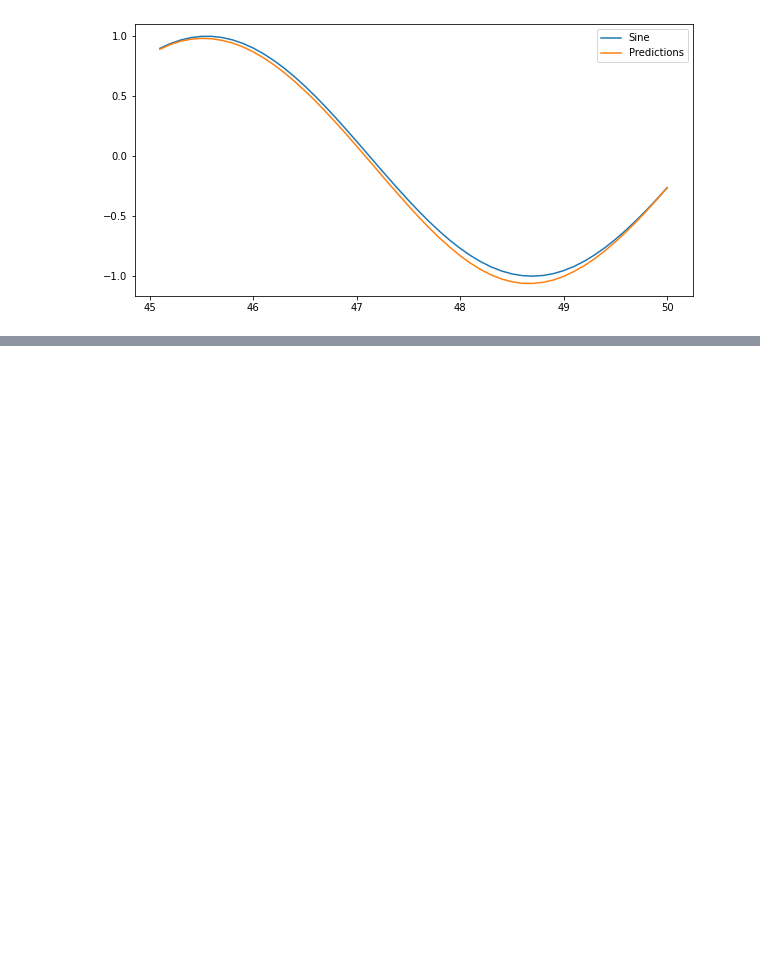
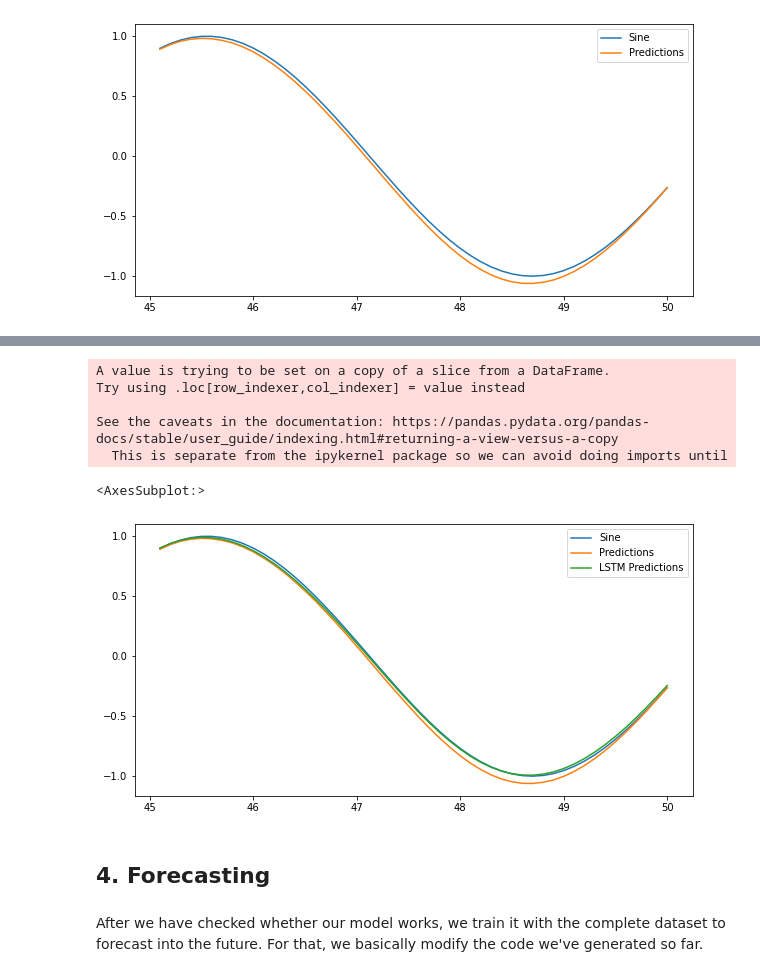
Before and after one commit to mxagar/data_science_python_tools, a Jupyter notebook: 19_NeuralNetworks_Keras/19_07_Keras_RNN/19_07_1_RNN_Intro.ipynb, the cells around one changed output, grey strips where cells are left out. Saved outputs shown, nothing was run; the diff lists cells and outputs as text; code cells hidden in the pictures; blank space fills up the shorter version.

Commit message:
LSTM units applied + forecasting

```diff
--- a/19_NeuralNetworks_Keras/19_07_Keras_RNN/19_07_1_RNN_Intro.ipynb
+++ b/19_NeuralNetworks_Keras/19_07_Keras_RNN/19_07_1_RNN_Intro.ipynb
@@ -437,0 +478,6 @@ test.plot(figsize=(10,5))
+# %%
+# We train with an early stop callback
+model.fit_generator(generator,
+                    epochs=20,
+                    validation_data=validation_generator,
+                    callbacks=[early_stop])
@@ -437,0 +494,21 @@ test.plot(figsize=(10,5))
+# %%
+# After training, we forecast into the future in the test split
+test_predictions = []
+current_batch = scaled_train[-length:].reshape((1,length,n_features))
+# We need to refresh our current_batch, move it forward in time:
+# We need to keep appending all the values of the previous current_batch, but
+# - we remove first
+# - we add the last predicted to the end
+for i in range(len(test)):
+    predicted = model.predict(current_batch)[0]
+    test_predictions.append(predicted)
+    # We move the current_batch one step forward, as said above
+    # Be careful with the brackets and the slicing:
+    # we're working with tensors that have several dimensions
+    current_batch = np.append(current_batch[:,1:,:],[[predicted]],axis=1)
+# %%
+# We have our predictions for the entire test range now
+# but first we nee to unscale them
+#test_predictions
+true_predictions = scaler.inverse_transform(test_predictions)
+true_predictions
@@ -437,0 +533,23 @@ test.plot(figsize=(10,5))
+# %%
+# We extend the test dataframe withth eunscaled (true) predictions
+# We can ignore the warning
+test['LSTM Predictions'] = true_predictions
+# %% [output]
+A value is trying to be set on a copy of a slice from a DataFrame.
+Try using .loc[row_indexer,col_indexer] = value instead
+
+See the caveats in the documentation: https://pandas.pydata.org/pandas-docs/stable/user_guide/indexing.html#returning-a-view-versus-a-copy
+  This is separate from the ipykernel package so we can avoid doing imports until
+# %%
+# Now we plot our results
+# Ground truth (Sine), SimpleRNN predictions, LSTM predictions
+# We see that LSTMs seem to yield the best results
+test.plot(figsize=(10,5))
+# %% [output]
+<AxesSubplot:>
+[figure, added]
+# %% [markdown]
+## 4. Forecasting
+# %% [markdown]
+After we have checked whether our model works, we train it with the complete dataset to forecast into the future.
+For that, we basically modify the code we've generated so far.
```
Also changed, not shown: parts of 26 cells of this notebook, 1 other file.
